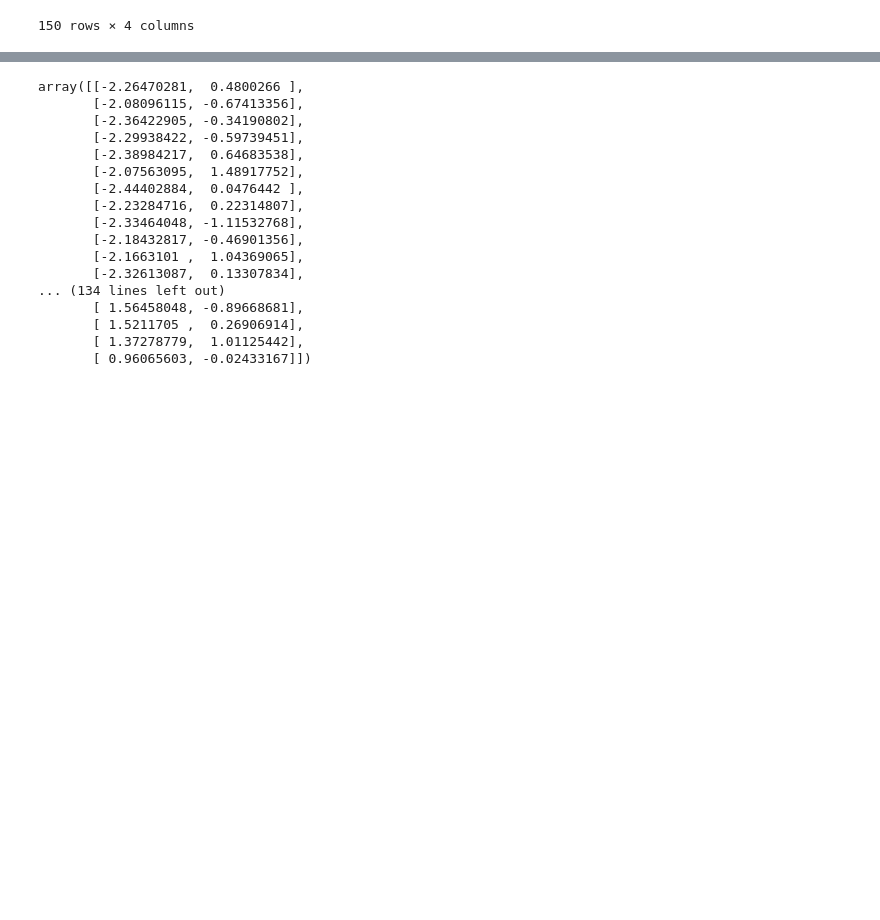
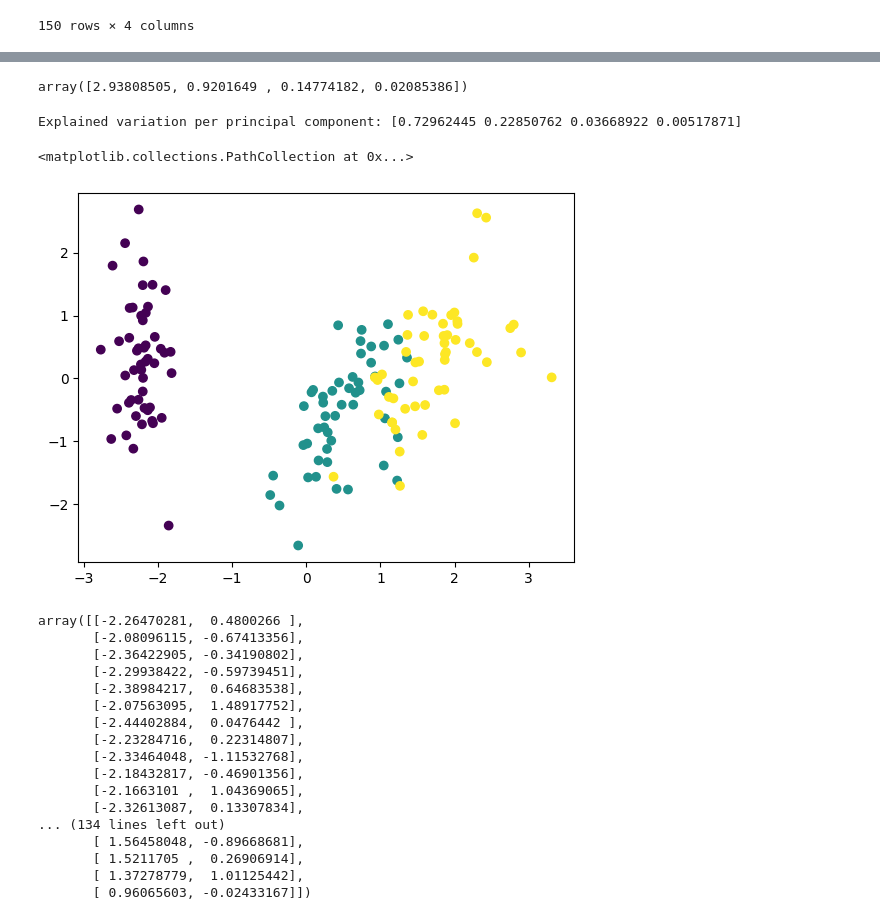
Before and after one commit to SiracencoSerghei/DataScienceHW, a Jupyter notebook: example_kaggle/les_6/Module_6_01_Unsupervised_Learning.ipynb, the cells around one changed output, grey strips where cells are left out. Saved outputs shown, nothing was run; the diff lists cells and outputs as text; code cells hidden in the pictures; blank space fills up the shorter version.

```diff
--- a/example_kaggle/les_6/Module_6_01_Unsupervised_Learning.ipynb
+++ b/example_kaggle/les_6/Module_6_01_Unsupervised_Learning.ipynb
@@ -465,3 +512,8 @@ pd.DataFrame(X_norm, columns=feat_cols)
 | 148 | 0.432165 | 0.788808 | 0.933271 | 1.448832 |
 | 149 | 0.068662 | -0.131979 | 0.762758 | 0.790671 |
 150 rows × 4 columns
+# %%
+from sklearn.decomposition import PCA
+pca_iris = PCA()
+principal_components_iris = pca_iris.fit_transform(X_norm)
+principal_components_iris
@@ -468,3 +555,20 @@ pd.DataFrame(X_norm, columns=feat_cols)
+# %%
+# пояснена дисперсія
+pca_iris.explained_variance_  # of the two principal components
+# %% [output]
+array([2.93808505, 0.9201649 , 0.14774182, 0.02085386])
+# %%
+# Once you have the principal components, you can find the explained_variance_ratio.
+# It will provide you with the amount of information or variance each principal component holds after
+# projecting the data to a lower dimensional subspace.
+print('Explained variation per principal component: {}'.format(pca_iris.explained_variance_ratio_))  # of the two principal components
+# %% [output]
+Explained variation per principal component: [0.72962445 0.22850762 0.03668922 0.00517871]
+# %%
+plt.scatter(principal_components_iris[:, 0], principal_components_iris[:, 1], c=y, cmap='viridis')
+# %% [output]
+<matplotlib.collections.PathCollection at 0x...>
+[figure, added]
 # %%
 from sklearn.decomposition import PCA
 pca_iris = PCA(n_components=2)
```
Also changed, not shown: parts of 17 cells of this notebook.
